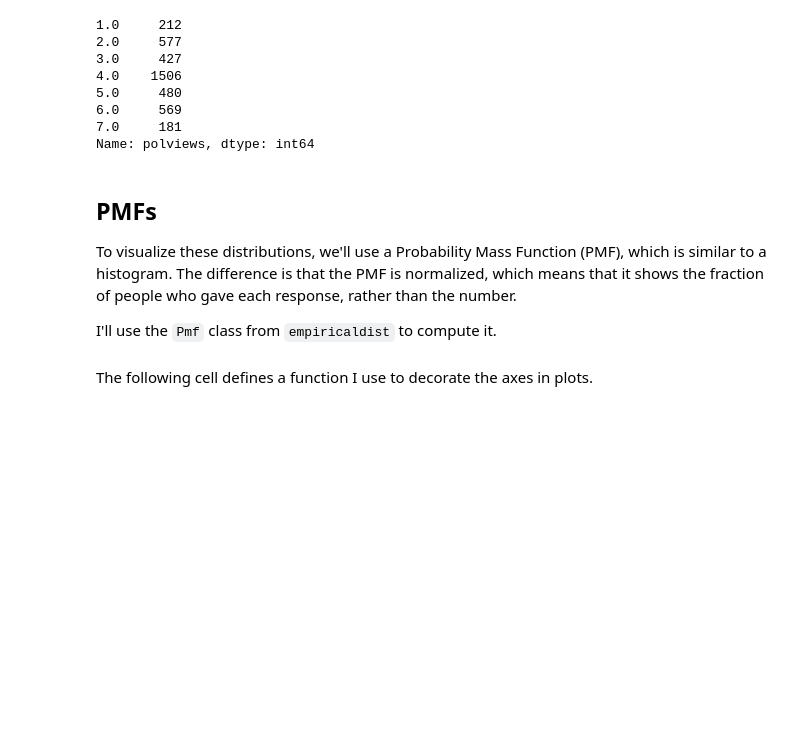
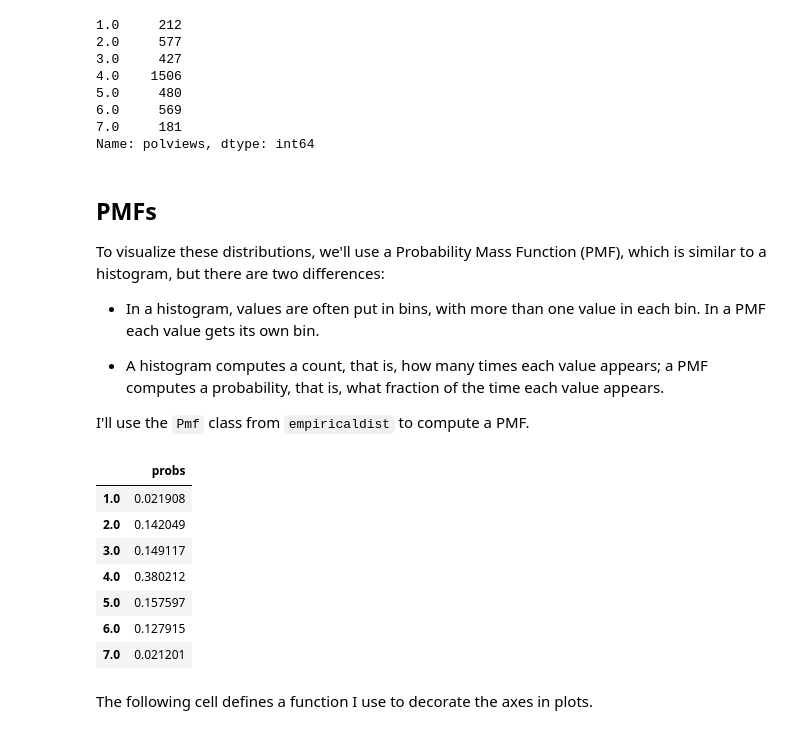
Before and after one commit to AllenDowney/PoliticalAlignmentCaseStudy, a Jupyter notebook: 02_polviews_soln.ipynb, the cells around one changed output. Drawn from its saved outputs; the diff is of its cells as text; code cells hidden in the pictures; blank space fills up the shorter version.

```diff
--- a/02_polviews_soln.ipynb
+++ b/02_polviews_soln.ipynb
@@ -145,11 +139,27 @@ Name: polviews, dtype: int64
 # %% [markdown]
 ## PMFs
 
-To visualize these distributions, we'll use a Probability Mass Function (PMF), which is similar to a histogram.  The difference is that the PMF is normalized, which means that it shows the fraction of people who gave each response, rather than the number.
+To visualize these distributions, we'll use a Probability Mass Function (PMF), which is similar to a histogram, but there are two differences:
 
-I'll use the `Pmf` class from `empiricaldist` to compute it.
+* In a histogram, values are often put in bins, with more than one value in each bin. In a PMF each value gets its own bin.
+
+* A histogram computes a count, that is, how many times each value appears; a PMF computes a probability, that is, what fraction of the time each value appears.
+
+I'll use the `Pmf` class from `empiricaldist` to compute a PMF.
 # %%
 from empiricaldist import Pmf
+
+pmf74 = Pmf.from_seq(polviews74)
+pmf74
+# %% [output]
+|  | probs |
+| 1.0 | 0.021908 |
+| 2.0 | 0.142049 |
+| 3.0 | 0.149117 |
+| 4.0 | 0.380212 |
+| 5.0 | 0.157597 |
+| 6.0 | 0.127915 |
+| 7.0 | 0.021201 |
 # %% [markdown]
 The following cell defines a function I use to decorate the axes in plots.
 # %%
```
Also changed, not shown: parts of 11 cells of this notebook.
